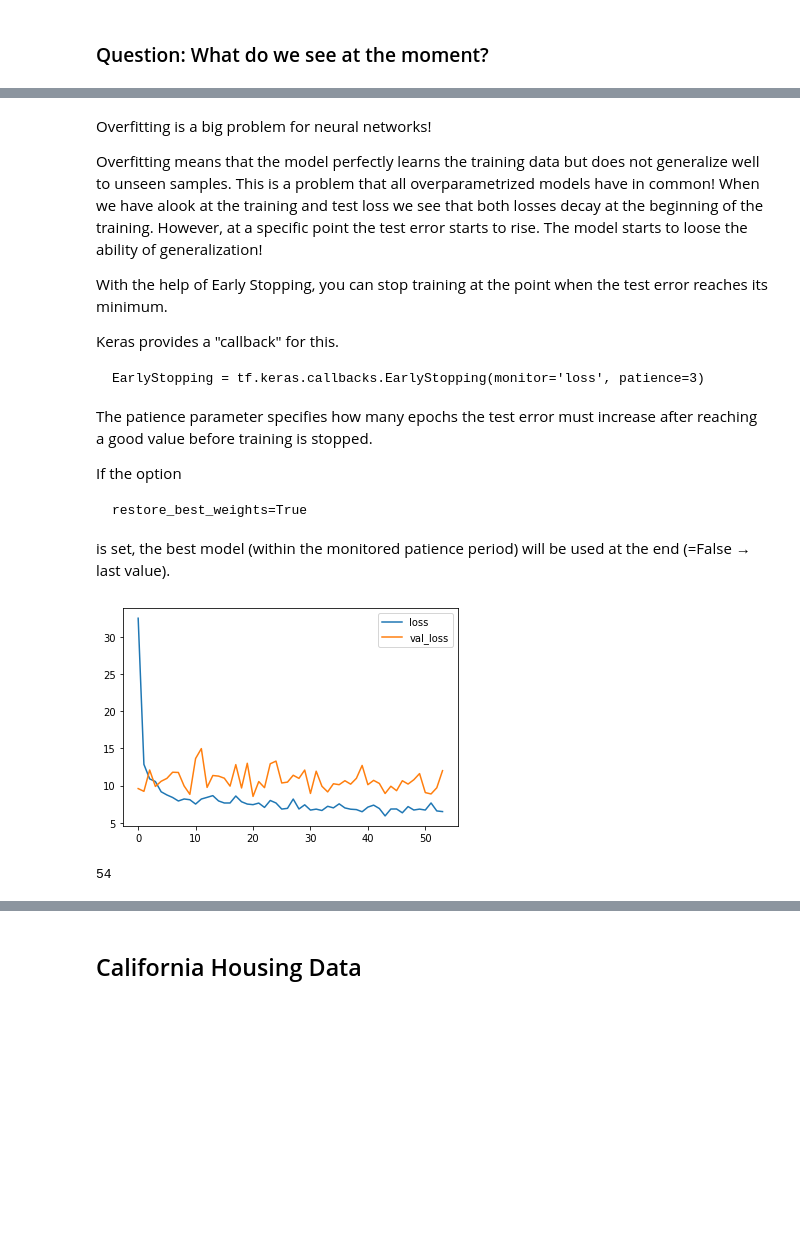
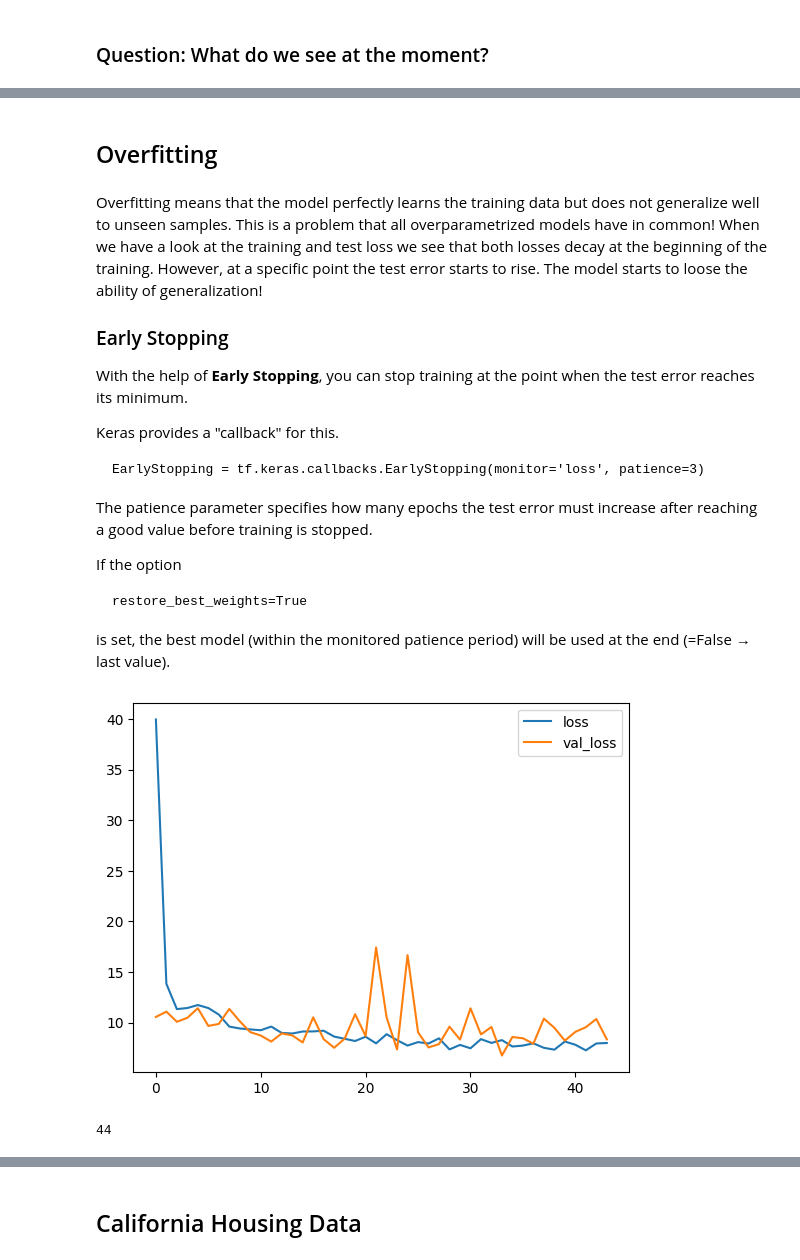
Before and after one commit to nightguarder/NeuralNetworks, a Jupyter notebook: lectures/NN_Lecture3_Neuro_get_started.ipynb, the cells around one changed output, grey strips where cells are left out. Cells and saved outputs as stored; diff of their text form; code cells hidden in the pictures; blank space fills up the shorter version.

```diff
--- a/lectures/NN_Lecture3_Neuro_get_started.ipynb
+++ b/lectures/NN_Lecture3_Neuro_get_started.ipynb
@@ -128,12 +170,15 @@ To check how the Network performs we have to split out data into training and te
 # %%
-Auto = pd.read_csv("../Data/Auto.csv")
+Auto = pd.read_csv("../data/lectures/Auto.csv")
 Auto.head()
 
 X=np.array(Auto[['cylinders','displacement','horsepower','weight','acceleration','year']]) # features
 y=np.array(Auto['mpg']) # target = miles per gallon
 
+# Split data into training and test sets
 X_train, X_test, y_train, y_test = train_test_split(X, y, test_size=0.3, shuffle=True)
 
+# Standardize the data to have mean=0 and variance=1
+#the data is transformed to a range between -1 and 1 using the sklearn StandardScaler
 scaler = StandardScaler()
 X_train = scaler.fit_transform(X_train)
 X_test = scaler.transform(X_test)
@@ -300,10 +359,12 @@ Test error: 2.9188804503833534
+# %% [markdown]
+## Overfitting
 # %% [markdown]
-Overfitting is a big problem for neural networks!
 
 Overfitting means that the model perfectly learns the training data but does not generalize well to unseen samples. This is a problem that all overparametrized models have in common!
-When we have alook at the training and test loss we see that both losses decay at the beginning of the training. However, at a specific point the test error starts to rise. The model starts to loose the ability of generalization!
+When we have a look at the training and test loss we see that both losses decay at the beginning of the training. However, at a specific point the test error starts to rise. The model starts to loose the ability of generalization!
 
-With the help of Early Stopping, you can stop training at the point when the test error reaches its minimum.
+### Early Stopping
+With the help of **Early Stopping**, you can stop training at the point when the test error reaches its minimum.
 
 Keras provides a "callback" for this.
 
@@ -317,30 +378,34 @@ If the option
 
 is set, the best model (within the monitored patience period) will be used at the end (=False → last value).
 # %%
-EarlyStopping = tf.keras.callbacks.EarlyStopping(monitor='loss', patience=10,restore_best_weights=True)
+# Early Stopping Callback
+EarlyStopping = tf.keras.callbacks.EarlyStopping(monitor='val_loss', patience=10,restore_best_weights=True)
 
+# The same model as before
 NNRegModel1=Sequential()
 
 NNRegModel1.add(InputLayer(input_shape=(6,)))
 NNRegModel1.add(Dense(10,activation='tanh',use_bias=True))
-NNRegModel1.add(Dense(1,use_bias=True))
+NNRegModel1.add(Dense(1,use_bias=True)) # use_bias=True then there is one more parameter each time
 
 sgd = SGD(learning_rate=0.3)
 NNRegModel1.compile(loss='mean_squared_error', optimizer='sgd')
 
-NNRegMod1History=NNRegModel1.fit(X_train, y_train,
+# Train the model with Early Stopping
+NNRegModel1History=NNRegModel1.fit(X_train, y_train,
           shuffle=True,
-          epochs=70,
+          epochs=70, # more epochs this time
           batch_size=1,
-          verbose=0,
+          verbose=0, # type: ignore
           validation_data=(X_test, y_test),
           callbacks=[plot_losses, EarlyStopping])
 # %% [output]
-[figure, old version]
+[figure, new version]
 # %%
-len(NNRegMod1History.history['loss'])  # The model trains xx epochs
+len(NNRegModel1History.history['loss'])  # The model trains xx epochs
+#each time depending on when the early stopping criterion is met
 # %% [output]
-54
+44
 # %%
 y_hat_tr_NN1=NNRegModel1.predict(X_train)
 y_hat_test_NN1=NNRegModel1.predict(X_test)
```
Also changed, not shown: parts of 21 cells of this notebook, 5 other files.
